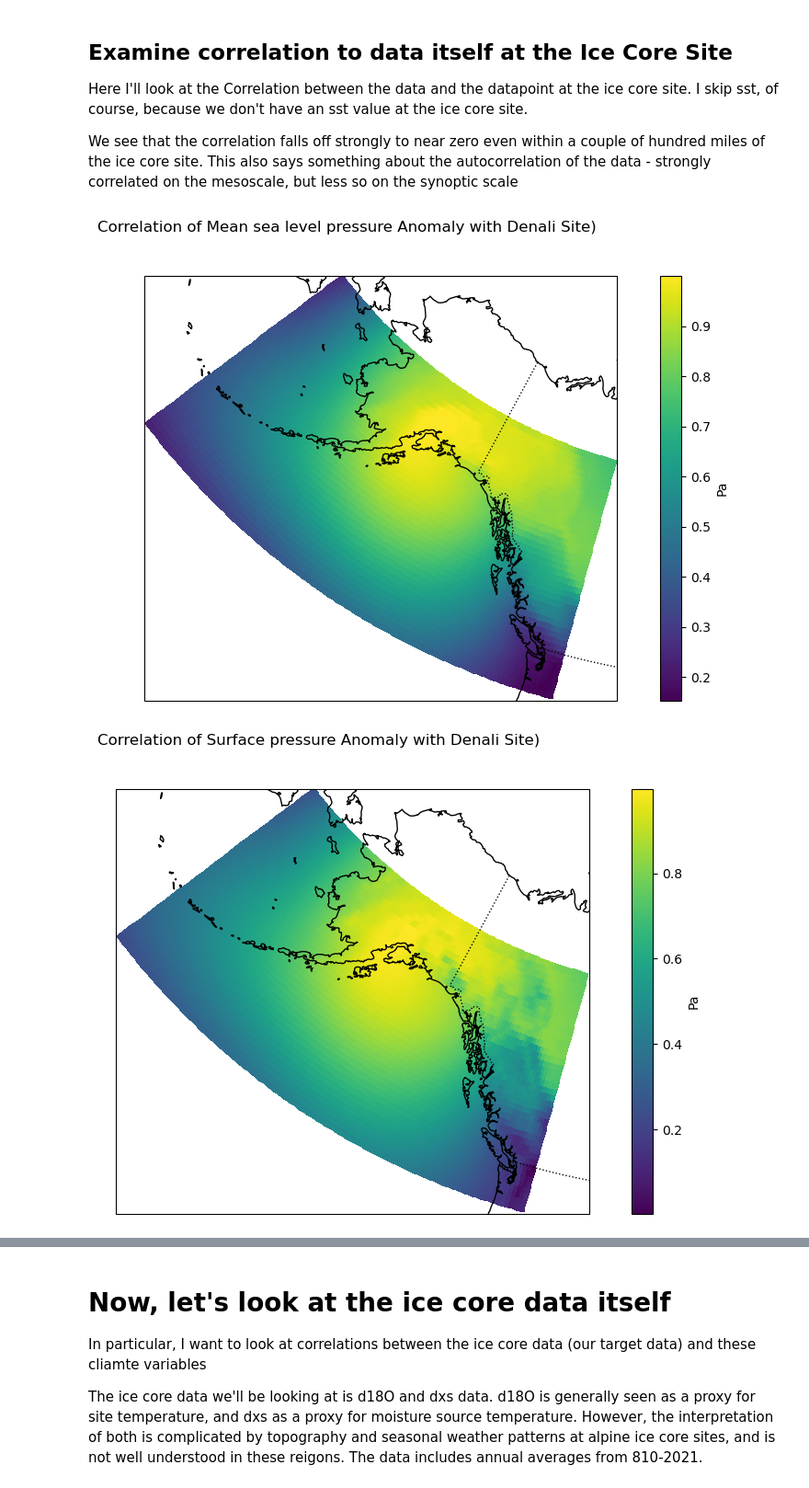
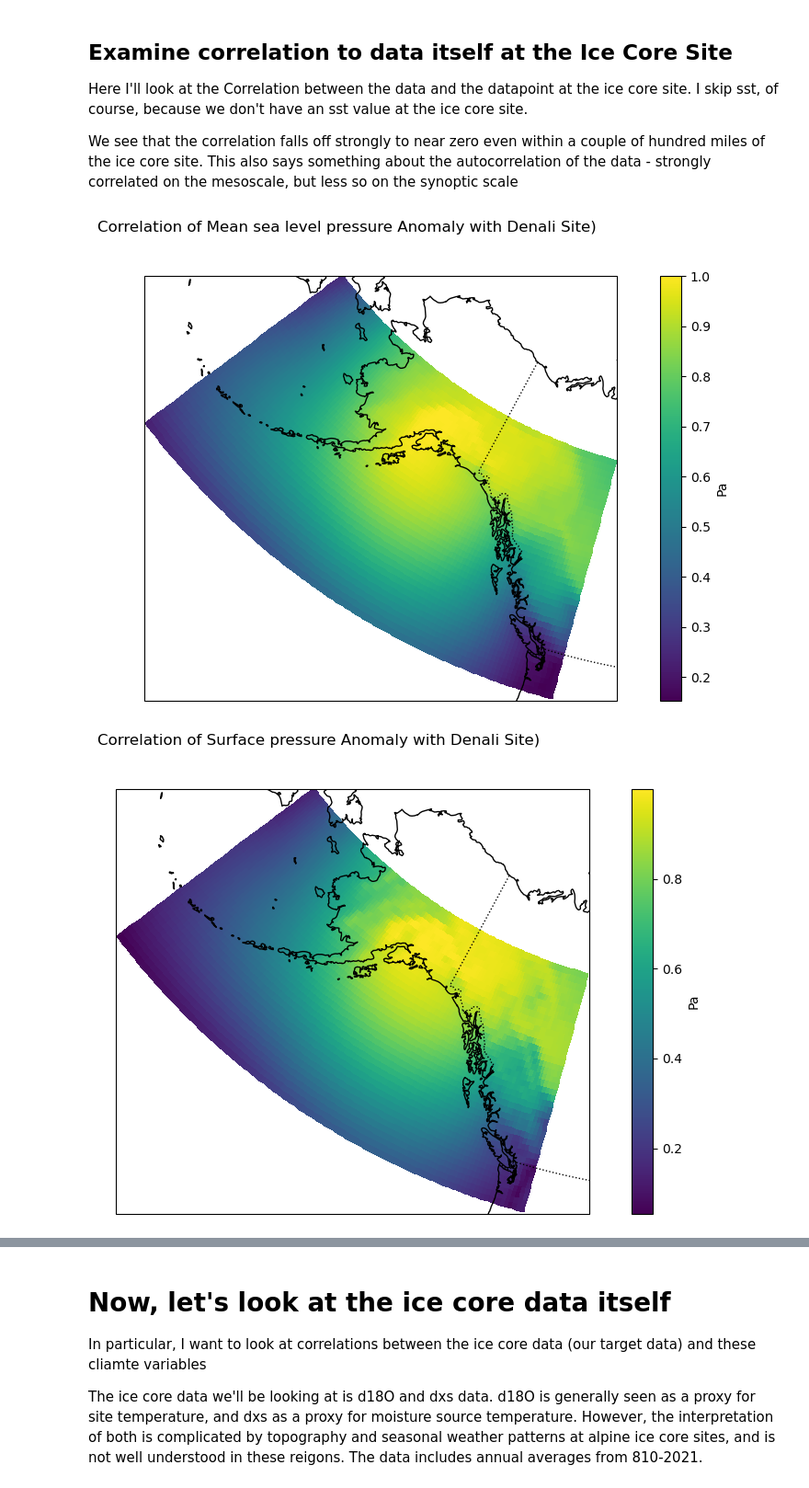
Before and after one commit to liamkirkpatrick/ess469_final, a Jupyter notebook: notebooks/EDA.ipynb, the cells around one changed output, grey strips where cells are left out. Shown at 92% size. Saved outputs shown, nothing was run; the diff lists cells and outputs as text; code cells hidden in the pictures.

```diff
--- a/notebooks/EDA.ipynb
+++ b/notebooks/EDA.ipynb
@@ -172,33 +168,33 @@ site_lat = ice_core_loc[0]
 site_lon = ice_core_loc[1]
 
 # get the variables I want to correlate
 vars_short = ['msl','sp']
 
 # Find the closest grid point in the dataset
 ds_site = ds.sel(latitude=site_lat, longitude=site_lon, method="nearest")
 
 for v in vars_short:
     # Extract the SST time series at the closest grid point to the site
     v_site = ds_site[v]
 
     # Calculate the correlation between this time series and SST at each grid point
-    correlation_map = xr.corr(ds[v], msl_site, dim="time")
+    correlation_map = xr.corr(ds[v], v_site, dim="time")
 
     # Plot the global map of the average 500 hPa geopotential height
     fig,ax = plt.subplots(figsize=(12, 6),subplot_kw={'projection': ccrs.LambertConformal()})
     ax.set_extent([c[0], c[1], c[2], c[3]], crs=ccrs.PlateCarree())
     ax.set_xlabel('Longitude')
     ax.set_ylabel('Latitude')
     # add coastlines
     ax.add_feature(cfeature.COASTLINE)
     ax.add_feature(cfeature.BORDERS, linestyle=':')
 
     fig.suptitle(f"Correlation of "+ds[v].long_name+" with Denali Site)")
 
     # plot the data
     correlation_map.plot(ax=ax, transform=ccrs.PlateCarree(), cmap='viridis', cbar_kwargs={'label': ds[v].units})
 
     plt.show()
 # %% [output]
-[figure, old version]
+[figure, new version]
-[figure, old version]
+[figure, new version]
```
Also changed, not shown: parts of 6 cells of this notebook, 3 other files.
